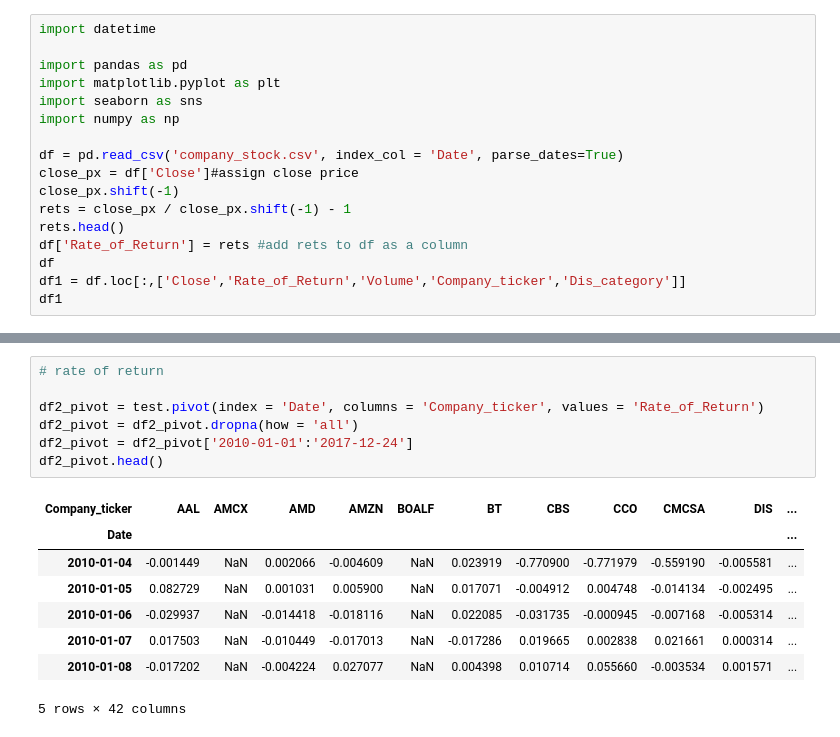
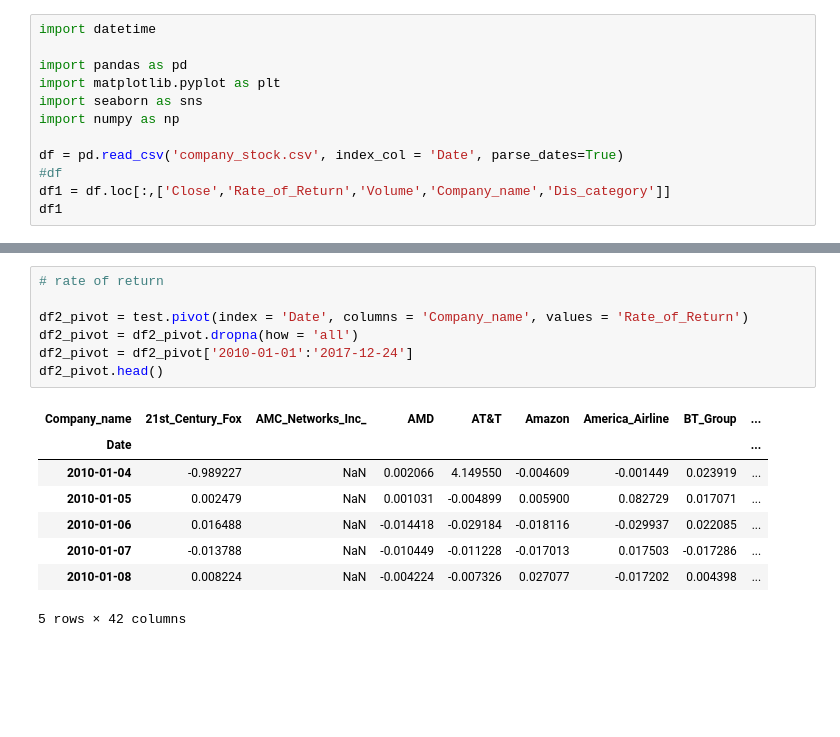
Before and after one commit to amyipliu/Project-Portfolio-, a Jupyter notebook: Clean Datas/Stock Price/Company_Stock - Hao Gong.ipynb, the cells around one changed output, grey strips where cells are left out. Cells and saved outputs as stored; diff of their text form; blank space fills up the shorter version.

```diff
--- a/Clean Datas/Stock Price/Company_Stock - Hao Gong.ipynb
+++ b/Clean Datas/Stock Price/Company_Stock - Hao Gong.ipynb
@@ -7,12 +7,7 @@ import seaborn as sns
 import numpy as np
 
 df = pd.read_csv('company_stock.csv', index_col = 'Date', parse_dates=True)
-close_px = df['Close']#assign close price
-close_px.shift(-1)
-rets = close_px / close_px.shift(-1) - 1
-rets.head()
-df['Rate_of_Return'] = rets #add rets to df as a column
-df
-df1 = df.loc[:,['Close','Rate_of_Return','Volume','Company_ticker','Dis_category']]
+#df
+df1 = df.loc[:,['Close','Rate_of_Return','Volume','Company_name','Dis_category']]
 df1
 # %% [output]
@@ -62,18 +57,18 @@ plt.show()
 # %%
 # rate of return
 
-df2_pivot = test.pivot(index = 'Date', columns = 'Company_ticker', values = 'Rate_of_Return')
+df2_pivot = test.pivot(index = 'Date', columns = 'Company_name', values = 'Rate_of_Return')
 df2_pivot = df2_pivot.dropna(how = 'all')
 df2_pivot = df2_pivot['2010-01-01':'2017-12-24']
 df2_pivot.head()
 # %% [output]
-| Company_ticker | AAL | AMCX | AMD | AMZN | BOALF | BT | CBS | CCO | CMCSA | DIS | ... |
-| Date |  |  |  |  |  |  |  |  |  |  | ... |
-| 2010-01-04 | -0.001449 | NaN | 0.002066 | -0.004609 | NaN | 0.023919 | -0.770900 | -0.771979 | -0.559190 | -0.005581 | ... |
-| 2010-01-05 | 0.082729 | NaN | 0.001031 | 0.005900 | NaN | 0.017071 | -0.004912 | 0.004748 | -0.014134 | -0.002495 | ... |
-| 2010-01-06 | -0.029937 | NaN | -0.014418 | -0.018116 | NaN | 0.022085 | -0.031735 | -0.000945 | -0.007168 | -0.005314 | ... |
-| 2010-01-07 | 0.017503 | NaN | -0.010449 | -0.017013 | NaN | -0.017286 | 0.019665 | 0.002838 | 0.021661 | 0.000314 | ... |
-| 2010-01-08 | -0.017202 | NaN | -0.004224 | 0.027077 | NaN | 0.004398 | 0.010714 | 0.055660 | -0.003534 | 0.001571 | ... |
+| Company_name | 21st_Century_Fox | AMC_Networks_Inc_ | AMD | AT&T | Amazon | America_Airline | BT_Group | ... |
+| Date |  |  |  |  |  |  |  | ... |
+| 2010-01-04 | -0.989227 | NaN | 0.002066 | 4.149550 | -0.004609 | -0.001449 | 0.023919 | ... |
+| 2010-01-05 | 0.002479 | NaN | 0.001031 | -0.004899 | 0.005900 | 0.082729 | 0.017071 | ... |
+| 2010-01-06 | 0.016488 | NaN | -0.014418 | -0.029184 | -0.018116 | -0.029937 | 0.022085 | ... |
+| 2010-01-07 | -0.013788 | NaN | -0.010449 | -0.011228 | -0.017013 | 0.017503 | -0.017286 | ... |
+| 2010-01-08 | 0.008224 | NaN | -0.004224 | -0.007326 | 0.027077 | -0.017202 | 0.004398 | ... |
 5 rows × 42 columns
 # %%
 df2_pivot.plot(figsize=(16,14), title = 'Daily Rate of Return')
```
Also changed, not shown: parts of 42 cells of this notebook.
